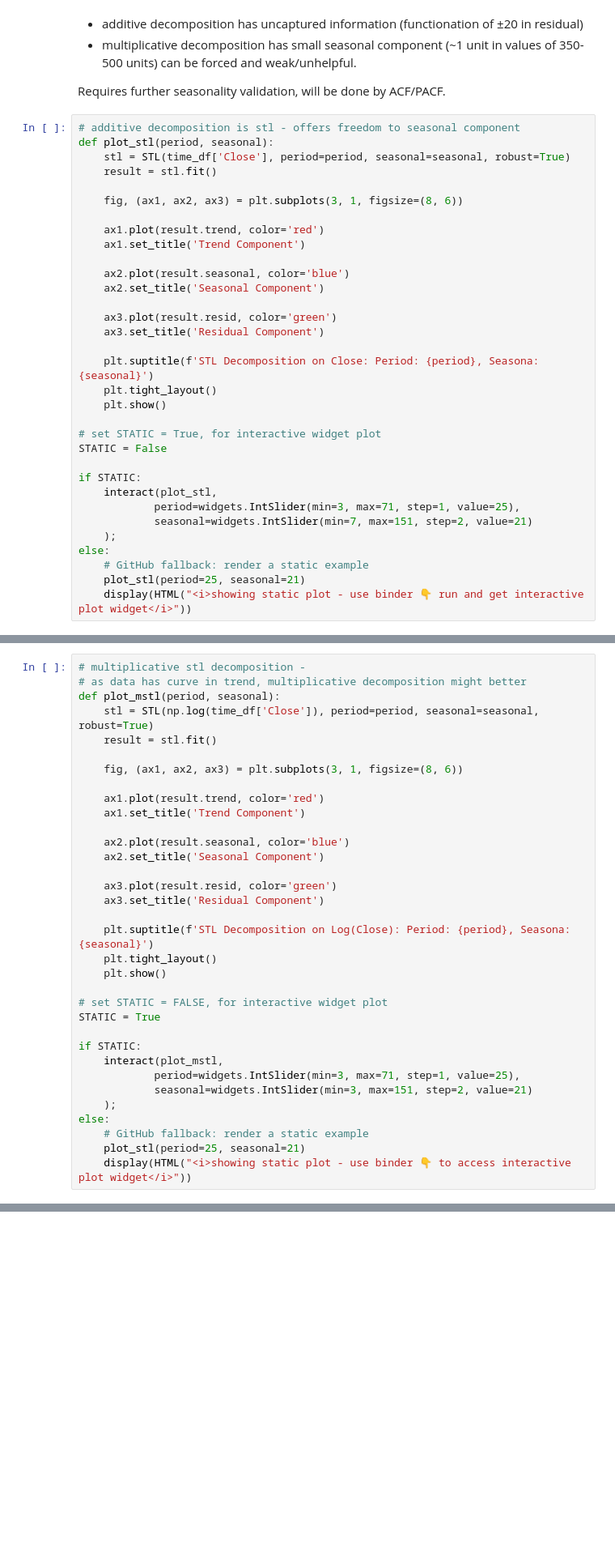
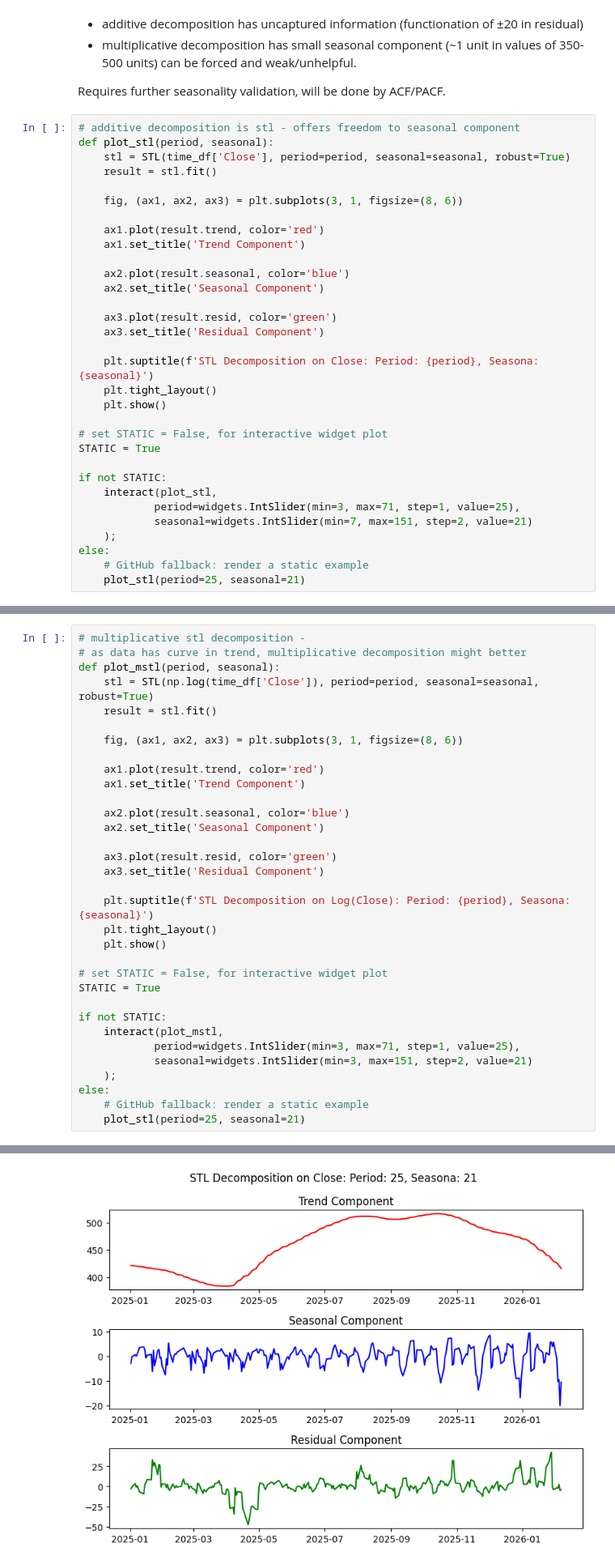
Before and after one commit to shashankgarewal/Time-Series-Analysis-Forecasting, a Jupyter notebook: notebooks/02_eda_analysis_limited_horizon.ipynb, the cells around one changed output, grey strips where cells are left out. Shown at 81% size. Saved outputs shown, nothing was run; the diff lists cells and outputs as text; blank space fills up the shorter version.

Commit message:
Complete EDA analysis on stock data with 2025 start | Fix Static/Interactive plot logic

```diff
--- a/notebooks/02_eda_analysis_limited_horizon.ipynb
+++ b/notebooks/02_eda_analysis_limited_horizon.ipynb
@@ -197,10 +201,10 @@ def plot_stl(period, seasonal):
     plt.tight_layout()
     plt.show()
 
-# set STATIC = True, for interactive widget plot
-STATIC = False
+# set STATIC = False, for interactive widget plot
+STATIC = True
 
-if STATIC:
+if not STATIC:
     interact(plot_stl,
             period=widgets.IntSlider(min=3, max=71, step=1, value=25),
             seasonal=widgets.IntSlider(min=7, max=151, step=2, value=21)
@@ -208,6 +212,5 @@ if STATIC:
 else:
     # GitHub fallback: render a static example
     plot_stl(period=25, seasonal=21)
-    display(HTML("<i>showing static plot - use binder 👇 run and get interactive plot widget</i>"))
 # %% [output]
 [figure]
@@ -236,10 +238,10 @@ def plot_mstl(period, seasonal):
     plt.tight_layout()
     plt.show()
 
-# set STATIC = FALSE, for interactive widget plot
+# set STATIC = False, for interactive widget plot
 STATIC = True
 
-if STATIC:
+if not STATIC:
     interact(plot_mstl,
             period=widgets.IntSlider(min=3, max=71, step=1, value=25),
             seasonal=widgets.IntSlider(min=3, max=151, step=2, value=21)
@@ -247,5 +249,4 @@ if STATIC:
 else:
     # GitHub fallback: render a static example
     plot_stl(period=25, seasonal=21)
-    display(HTML("<i>showing static plot - use binder 👇 to access interactive plot widget</i>"))
 # %% [output]
@@ -253 +253,2 @@ interactive(children=(IntSlider(value=25, description='period', max=71, min=3),
+[figure, added]
 # %% [markdown]
```
Also changed, not shown: parts of 16 cells of this notebook.
